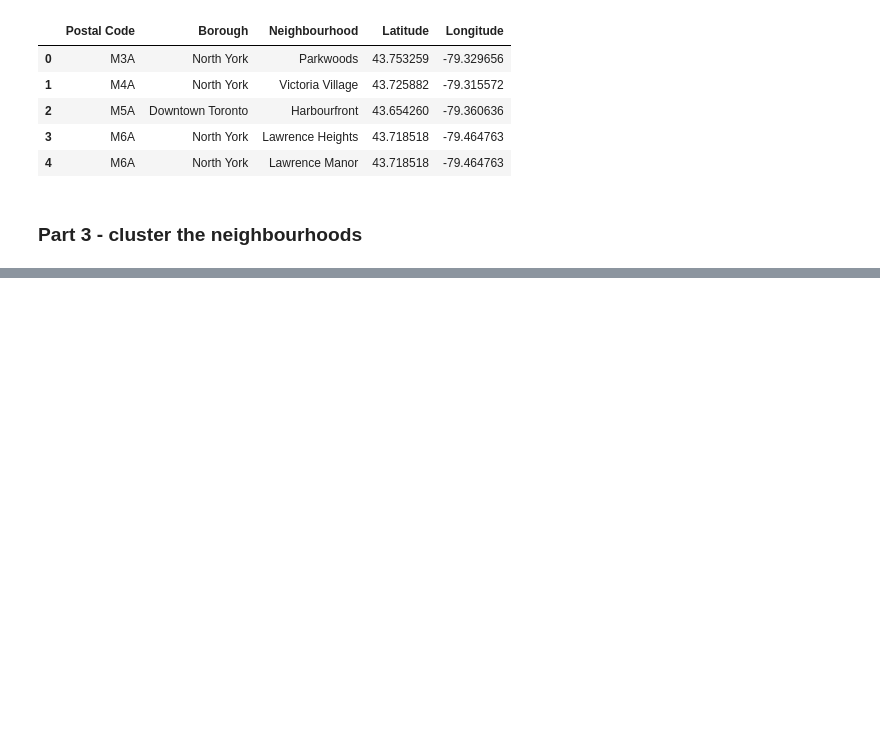
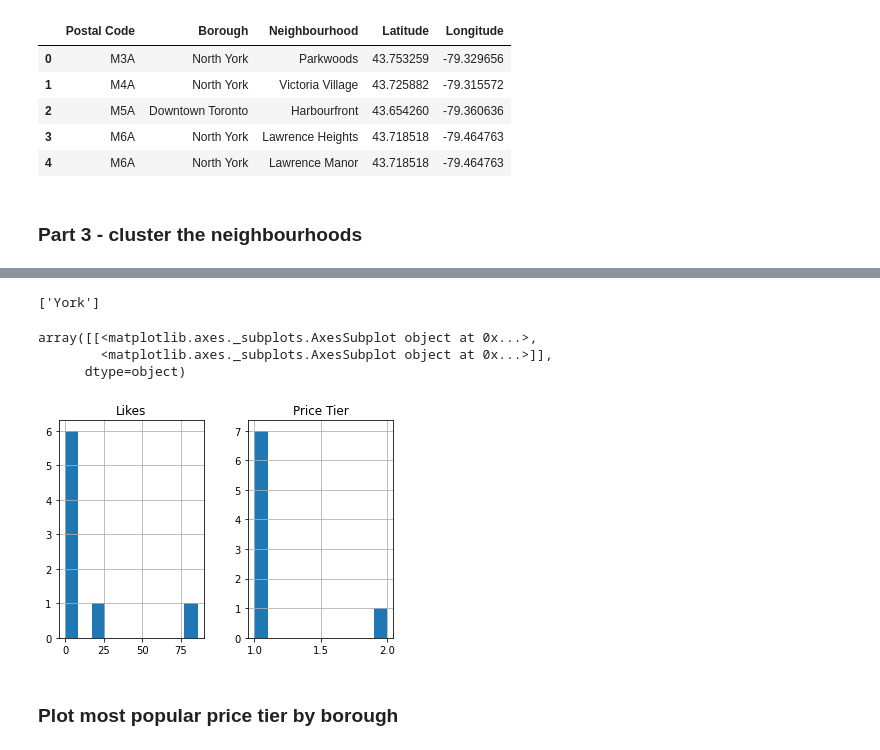
Before and after one commit to denisgbrg/Coursera_Capstone, a Jupyter notebook: DataScienceCapstone.ipynb, the cells around one changed output, grey strips where cells are left out. Saved outputs shown, nothing was run; the diff lists cells and outputs as text; code cells hidden in the pictures; blank space fills up the shorter version.

```diff
--- a/DataScienceCapstone.ipynb
+++ b/DataScienceCapstone.ipynb
@@ -99,7 +243,7 @@ df_with_loc.head()
 # %%
 # Cluster using the k means algorithm
 
-k=5
+k=10
 locations_only = df_with_loc.drop(['Postal Code','Borough','Neighbourhood'],1)
 kmeans = KMeans(n_clusters = k,random_state=0).fit(locations_only)
 kmeans.labels_
@@ -131,3 +277,12 @@ for lat, lon, neighbourhood, cluster in zip(df_with_loc['Latitude'], df_with_loc
 map_clusters
 # %% [output]
 [interactive output not drawn]
+# %%
+## Define final Boroughs to track
+areas      = df_with_clusters['Borough'].unique()
+areas_long = df_with_clusters.groupby('Borough')['Longitude'].mean()
+areas_lat  = df_with_clusters.groupby('Borough')['Latitude'].mean()
+
+areas_merged = pd.merge(areas_long,areas_lat,on='Borough')
+boroughs = areas_merged.reset_index()
+print (boroughs)
@@ -133,0 +302,27 @@ map_clusters
+# %%
+## Final Required dataset
+dataSetFormat = {'Borough':[], 'Cusine':[],'VenueName':[], 'VenueID':[],  'Price Tier':[], 'Likes':[], 'Longevity':[]}
+dataSetResults = pd.DataFrame(dataSetFormat)
+# %%
+# Get restaurants per Borough  (categoryId=4d4b7105d754a06374d81259)
+for index, row in boroughs.iterrows():
+    borough = row["Borough"]
+    neighborhood_latitude =  row["Latitude"]
+    neighborhood_longitude =  row["Longitude"]
+    for cuisine_name,cuisine_catid in CUISINES.items():
+        cuisine_catid = '4bf58dd8d48988d145941735'
+        cuisine_name = 'Chinese'
+        print (cuisine_name)
+        restaurants = GetRestaurants(cuisine_catid,neighborhood_latitude,neighborhood_longitude)
+        venues = restaurants["response"]['venues']
+        pd_venues = pd.json_normalize(venues)
+        print("Borough: ",borough)
+        print("Total venues found: ", len(pd_venues.index))
+        print("-------------------------------")
+        # Append venues to full dataset
+        for index, row in pd_venues.iterrows():
+            res = CompactDataIntoRestaurantItem(row,borough,cuisine_name);
+            print (res)
+            if res!="error":
+                 dataSetResults = dataSetResults.append(res)
+            break
@@ -133,0 +349,18 @@ map_clusters
+# %%
+
+boroughs = dataSetResults['Borough'].unique()
+print (boroughs)
+
+analysisdf = dataSetResults[['Cusine','Price Tier','Likes','Longevity']]
+# %% [output]
+['York']
+# %%
+viz = dataSetResults[['Cusine','Price Tier','Likes','Longevity']]
+viz.hist()
+# %% [output]
+array([[<matplotlib.axes._subplots.AxesSubplot object at 0x...>,
+        <matplotlib.axes._subplots.AxesSubplot object at 0x...>]],
+      dtype=object)
+[figure, added]
+# %% [markdown]
+### Plot most popular price tier by borough
```
Also changed, not shown: parts of 13 cells of this notebook.
